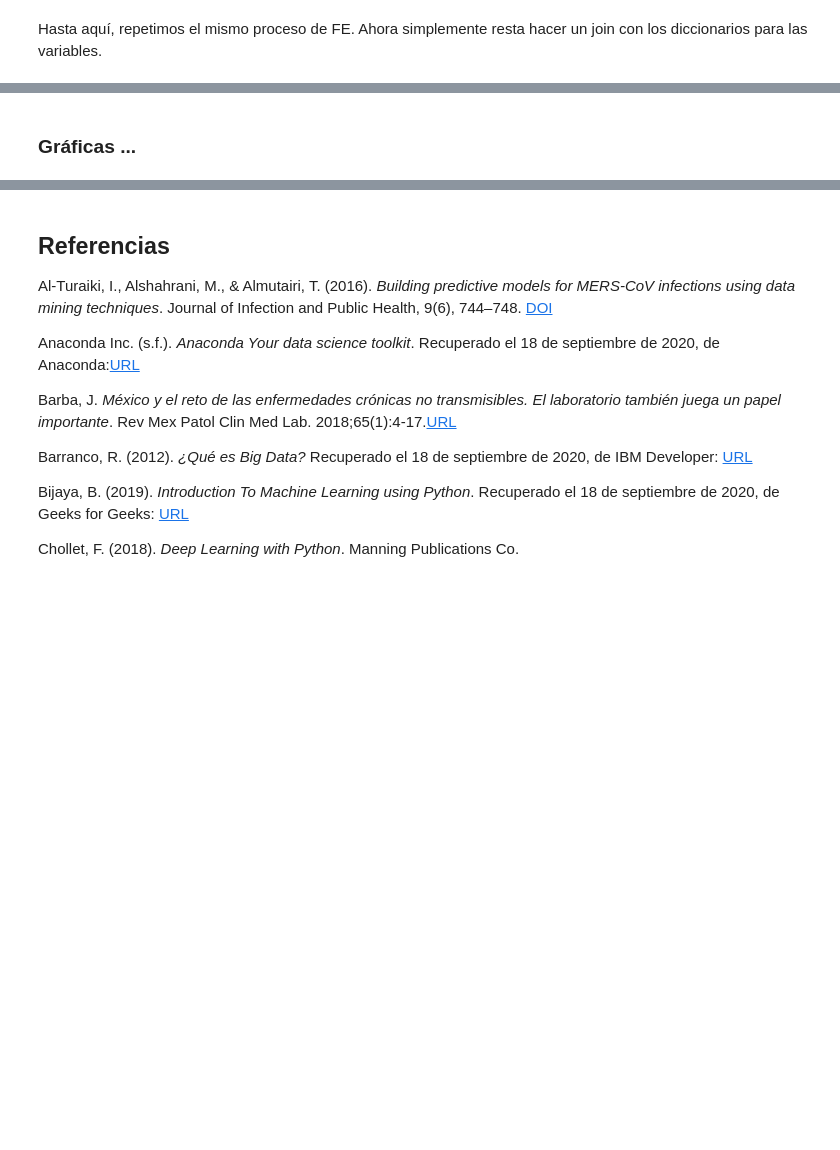
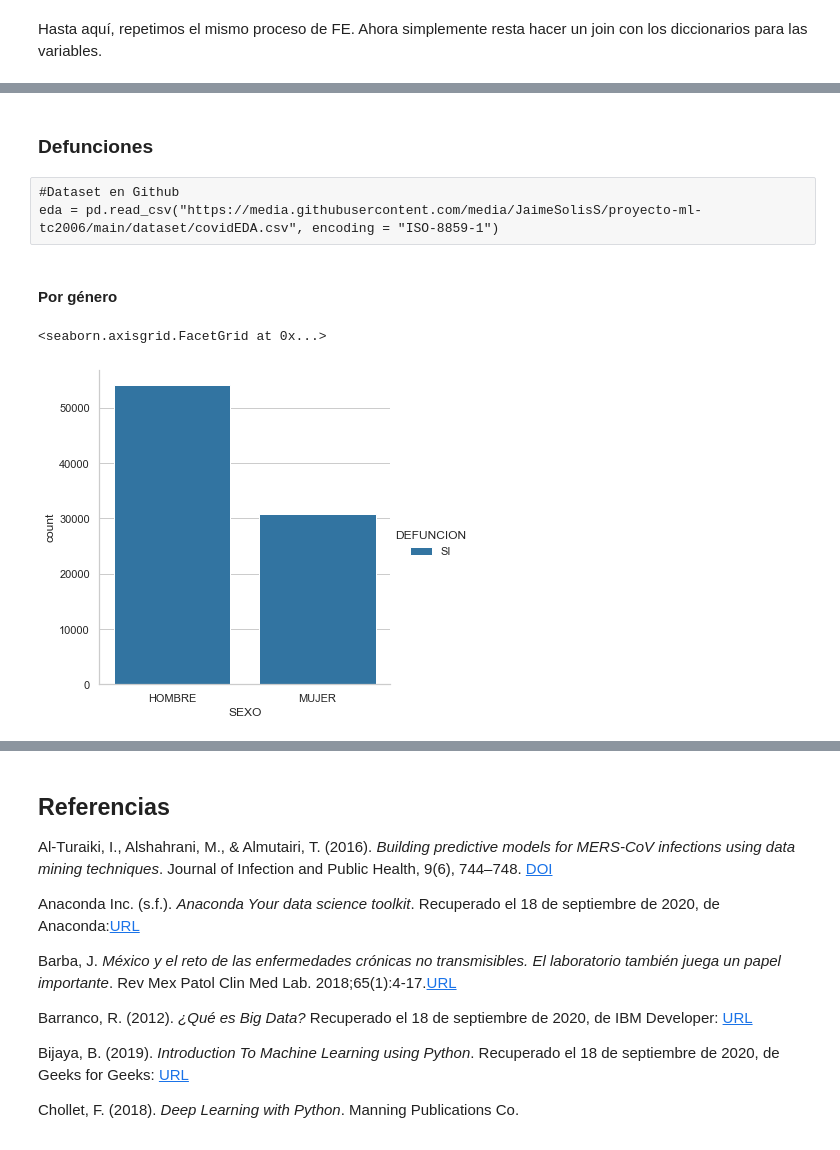
Before and after one commit to JaimeSolisS/Covid-Survival-Analysis, a Jupyter notebook: Proyecto ML TC2006.ipynb, the cells around one changed output, grey strips where cells are left out. Drawn from its saved outputs; the diff is of its cells as text; code cells hidden in the pictures; blank space fills up the shorter version.

```diff
--- a/Proyecto ML TC2006.ipynb
+++ b/Proyecto ML TC2006.ipynb
@@ -1277,4 +1309,19 @@ eda
 # %%
 eda.to_csv('./dataset/covidEDA.csv', index=False)
 # %% [markdown]
-### Gráficas ...
+### Defunciones
+# %% [raw]
+#Dataset en Github
+eda = pd.read_csv("https://media.githubusercontent.com/media/JaimeSolisS/proyecto-ml-tc2006/main/dataset/covidEDA.csv", encoding = "ISO-8859-1")
+# %%
+#LOCAL
+eda = pd.read_csv("dataset/covidEDA.csv", encoding = "ISO-8859-1")
+# %% [markdown]
+#### Por género
+# %%
+gra = eda[eda.DEFUNCION == 'SI'].copy()
+sns.catplot(x ="SEXO", hue ="DEFUNCION",
+kind ="count", data = gra)
+# %% [output]
+<seaborn.axisgrid.FacetGrid at 0x...>
+[figure, added]
```
Also changed, not shown: parts of 75 cells of this notebook, 1 other file.
